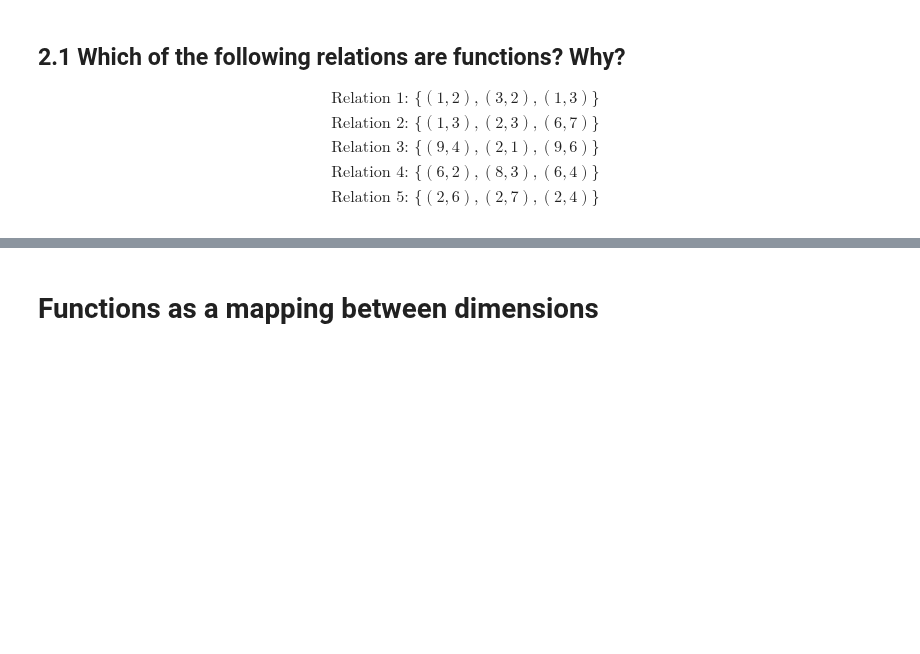
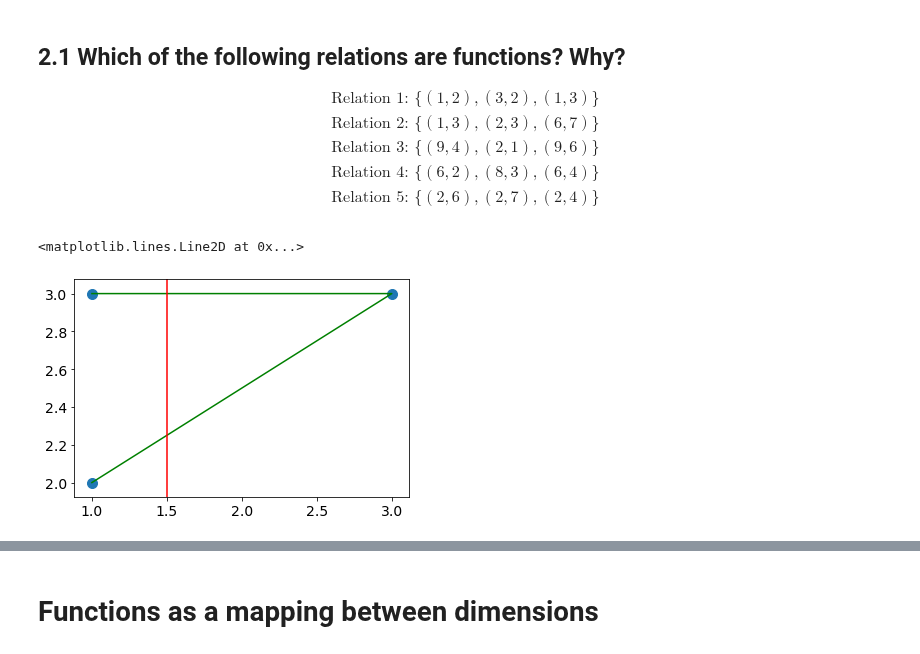
Before and after one commit to raklives/DS-Unit-1-Sprint-3-Linear-Algebra, a Jupyter notebook: module3-dimensionality-reduction/LS_DS_133_High_Dimensional_Data_Assignment.ipynb, the cells around one changed output, grey strips where cells are left out. Saved outputs shown, nothing was run; the diff lists cells and outputs as text; code cells hidden in the pictures; blank space fills up the shorter version.

```diff
--- a/module3-dimensionality-reduction/LS_DS_133_High_Dimensional_Data_Assignment.ipynb
+++ b/module3-dimensionality-reduction/LS_DS_133_High_Dimensional_Data_Assignment.ipynb
@@ -39,3 +39,14 @@ graphs that fail the vertical line test intersects a graph more than once. This
 \\
 \text{Relation 5: } \{(2, 6), (2, 7), (2, 4)\}
 \end{align}
+# %%
+# Relation 1 is a function
+x = np.array([1,3,1])          # assign x variables
+y = np.array([2,3,3])          # assign y variables
+
+plt.scatter(x,y, s=100);       # plot on a scatter plot to see relationship
+plt.plot(x, y, color='g')      # connect dots with a line
+plt.axvline(x=1.5, color='r'); # draw a vertical line where x is 1.5
+# %% [output]
+<matplotlib.lines.Line2D at 0x...>
+[figure, added]
```
Also changed, not shown: parts of 6 cells of this notebook.
